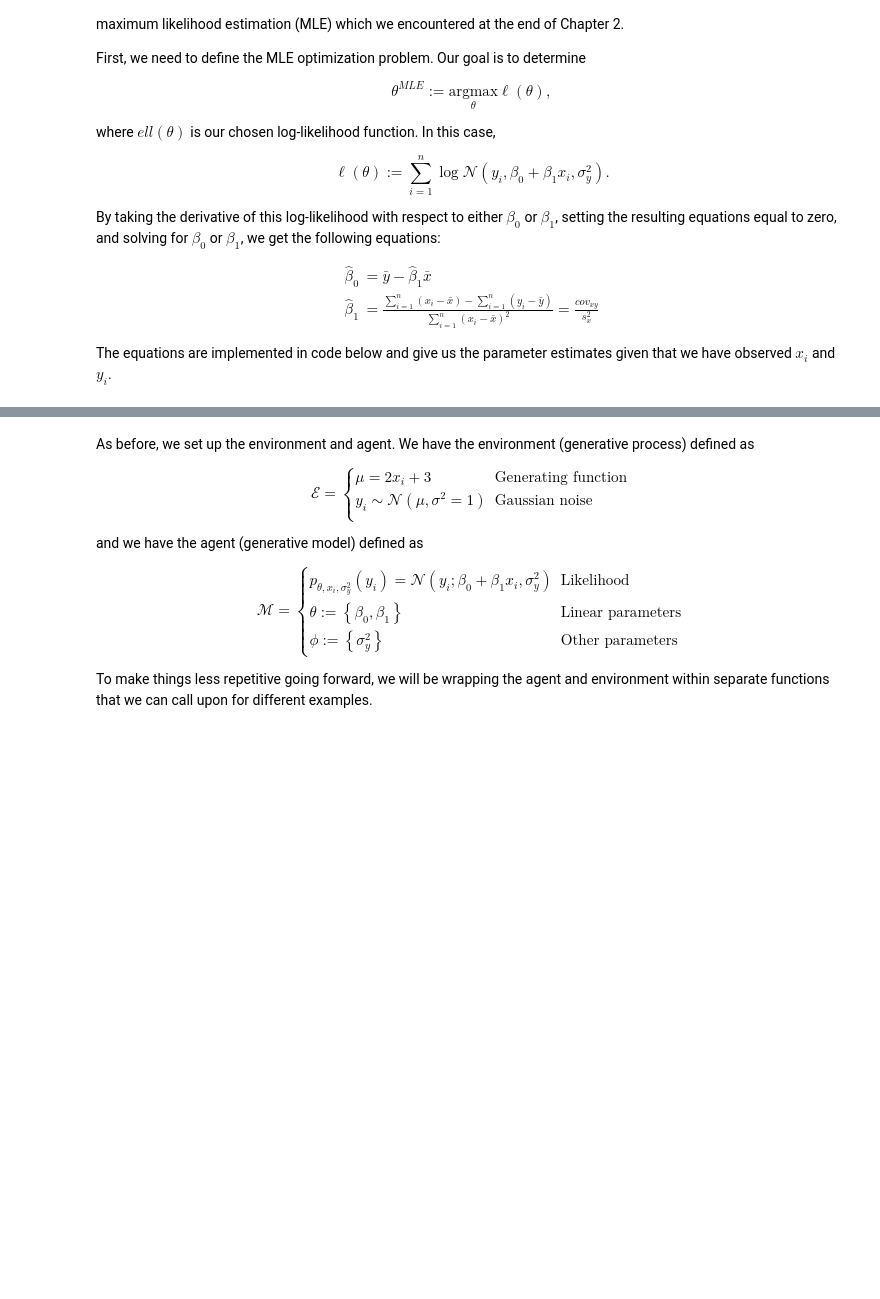
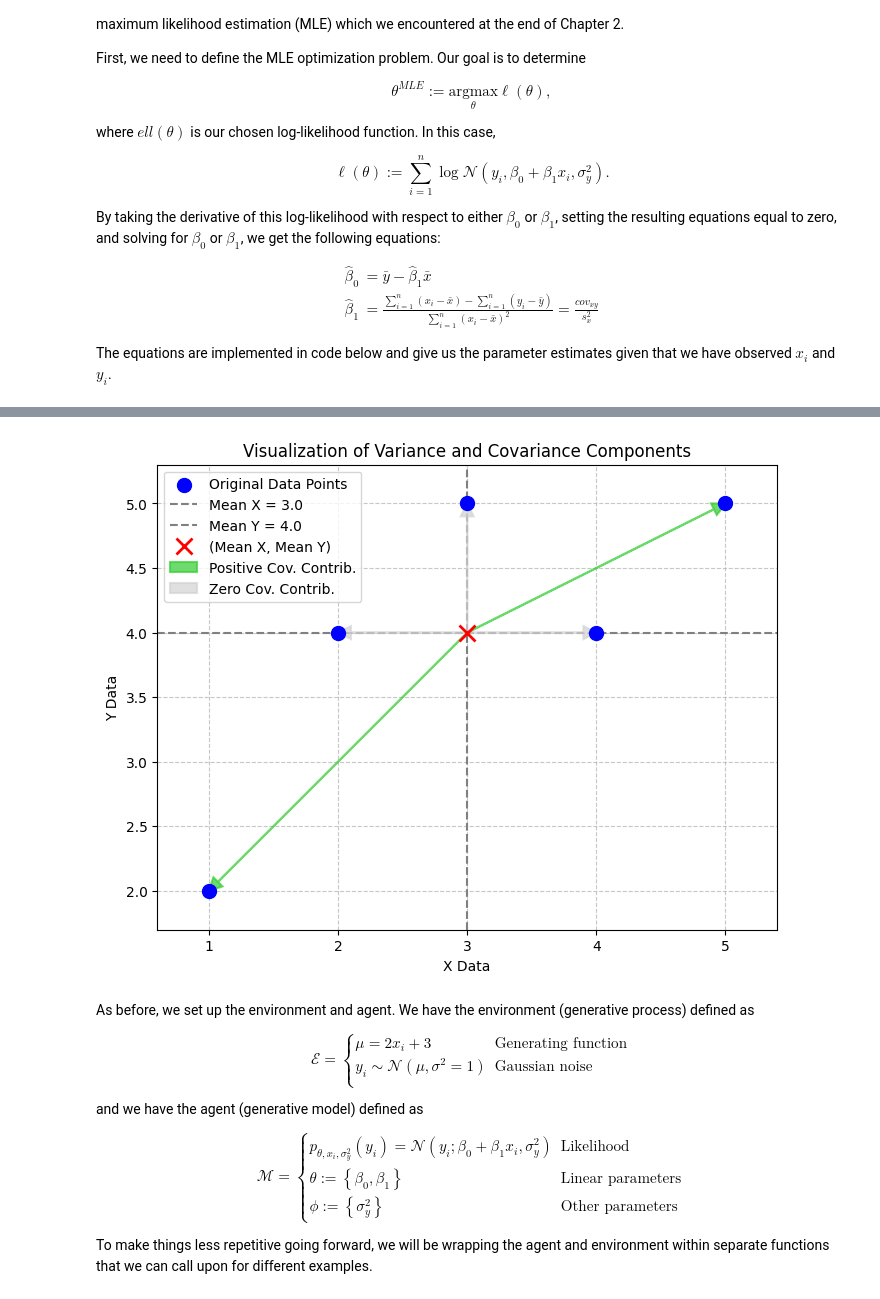
Before and after one commit to FrankHolzkamp/FundamentalsActiveInference, a Jupyter notebook: 3a_mle_gd_parameter_estimation.ipynb, the cells around one changed output, grey strips where cells are left out. Cells and saved outputs as stored; diff of their text form; code cells hidden in the pictures; blank space fills up the shorter version.

```diff
--- a/3a_mle_gd_parameter_estimation.ipynb
+++ b/3a_mle_gd_parameter_estimation.ipynb
@@ -53,11 +53,11 @@ from matplotlib import cm
 from torch.nn import MSELoss
 from pyro.distributions import MultivariateNormal, Normal
 
-plt.rcParams.update({
-    "text.usetex": True,
-    "figure.dpi": 120})
+# plt.rcParams.update({
+#    "text.usetex": True,
+#    "figure.dpi": 120})
 
-mpl.style.use("seaborn-deep")
+# mpl.style.use("seaborn-deep")
 # %% [markdown]
 In Chapter 2, we explored the concept of hidden state estimation, also known as **inference**. This process entailed determining the value of an unobserved $x$, from an observed value of $y$, where $y$ could be a single sample or multiple samples. We made the assumption that our parameters of interest, the linear parameters $\theta = \left \{\beta_0, \beta_1 \right \}$ and other parameters $\phi = \left \{\sigma^2_y, \sigma^2_x, \mu_x \right \}$ were already learned, perhaps from the agent's previous encounters with food size in the environment. Perhaps we could say that in the agent's environmental niche, the food it typically encounters generally follows the linear relationship captured by the $\beta_0$ and $\beta_1$. Now suppose that the agent is in a new environment where this linear relationship has changed. It could use its past knowledge about the relationship between $x$ and $y$ to help it adjust (learn) new model parameter settings that are appropriate for the new environment so it can make better hidden state inferences. Note that what this means is that during the learning step, we can use our knowledge (or expectation) of $x$ along with $y$ to better inform us about how to adjust the model parameters.
 
@@ -94,3 +165,81 @@ def beta_0(x, y, beta_1_hat):
+# %%
+import matplotlib.pyplot as plt
+import numpy as np
+
+# Use the data from the last successful execution
+x_data = np.array([1, 2, 3, 4, 5])
+# y_data = np.array([1, 2, 3, 4, 5])
+y_data = [2, 4, 5, 4, 5]
+
+# Calculate means
+mean_x = np.mean(x_data)
+mean_y = np.mean(y_data)
+
+# Create the figure and axes
+fig, ax = plt.subplots(figsize=(8, 8))
+
+# 1. Plot original data points
+ax.scatter(x_data, y_data, color='blue', s=100, label='Original Data Points', zorder=5)
+
+# 2. Plot the mean lines
+ax.axvline(mean_x, color='gray', linestyle='--', label=f'Mean X = {mean_x:.1f}')
+ax.axhline(mean_y, color='gray', linestyle='--', label=f'Mean Y = {mean_y:.1f}')
+
+# 3. Plot the intersection of the means
+ax.plot(mean_x, mean_y, 'rx', markersize=12, markeredgewidth=2, label='(Mean X, Mean Y)', zorder=6)
+
+# 4. Illustrate deviations for each point and their contribution to covariance
+# We'll use these boolean flags to only add legend entries once for each color
+positive_cov_legend = False
+negative_cov_legend = False
+zero_cov_legend = False
+
+for i in range(len(x_data)):
+    dx = x_data[i] - mean_x
+    dy = y_data[i] - mean_y
+
+    # Determine color based on covariance contribution (dx * dy)
+    cov_contribution = dx * dy
+    if cov_contribution > 0:
+        line_color = 'limegreen' # Positive contribution
+        label_cov = 'Positive Cov. Contrib.' if not positive_cov_legend else '_nolegend_'
+        positive_cov_legend = True
+    elif cov_contribution < 0:
+        line_color = 'salmon'    # Negative contribution
+        label_cov = 'Negative Cov. Contrib.' if not negative_cov_legend else '_nolegend_'
+        negative_cov_legend = True
+    else:
+        line_color = 'lightgray' # Zero contribution
+        label_cov = 'Zero Cov. Contrib.' if not zero_cov_legend else '_nolegend_'
+        zero_cov_legend = True
+
+    # Draw vector from (mean_x, mean_y) to (x_i, y_i)
+    ax.arrow(mean_x, mean_y, dx, dy,
+             color=line_color,
+             length_includes_head=True, head_width=0.1, head_length=0.1,
+             alpha=0.7, linestyle='-', linewidth=1.5, zorder=3, label=label_cov)
+
+# Add a little buffer to the axes limits
+x_min_data, x_max_data = np.min(x_data), np.max(x_data)
+y_min_data, y_max_data = np.min(y_data), np.max(y_data)
+
+x_range_buffer = (x_max_data - x_min_data) * 0.1
+y_range_buffer = (y_max_data - y_min_data) * 0.1
+
+ax.set_xlim(x_min_data - x_range_buffer, x_max_data + x_range_buffer)
+ax.set_ylim(y_min_data - y_range_buffer, y_max_data + y_range_buffer)
+
+# Set plot title and labels
+ax.set_title('Visualization of Variance and Covariance Components')
+ax.set_xlabel('X Data')
+ax.set_ylabel('Y Data')
+ax.grid(True, linestyle='--', alpha=0.7)
+ax.legend(loc='upper left') # Adjust legend location to avoid overlap
+ax.set_aspect('equal', adjustable='box') # Keep aspect ratio equal for better perception of vectors
+
+plt.show()
+# %% [output]
+[figure, added]
 # %% [markdown]
 As before, we set up the environment and agent. We have the environment (generative process) defined as
 
```
Also changed, not shown: parts of 3 cells of this notebook.
